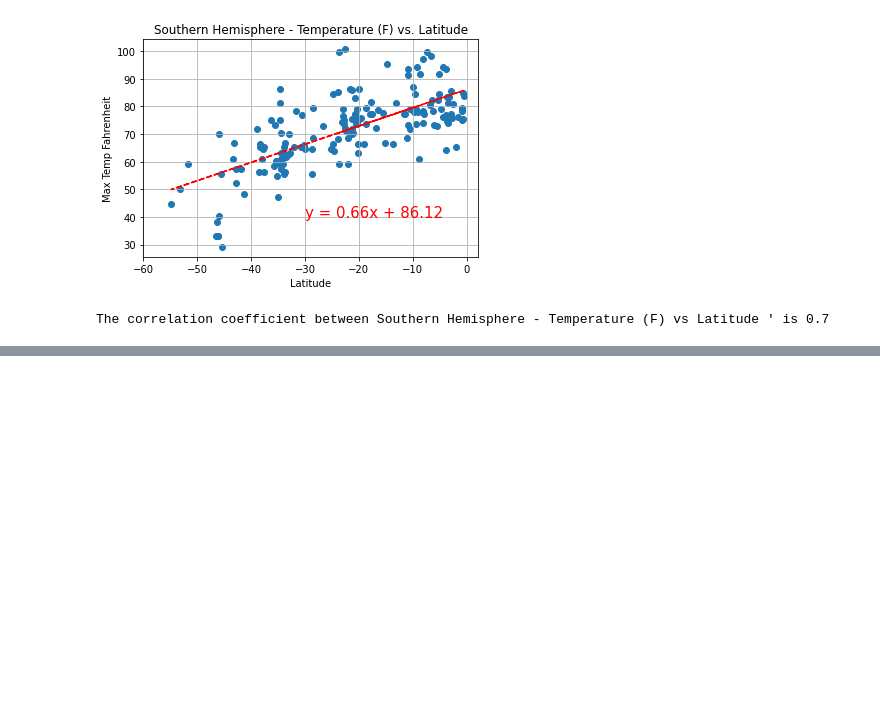
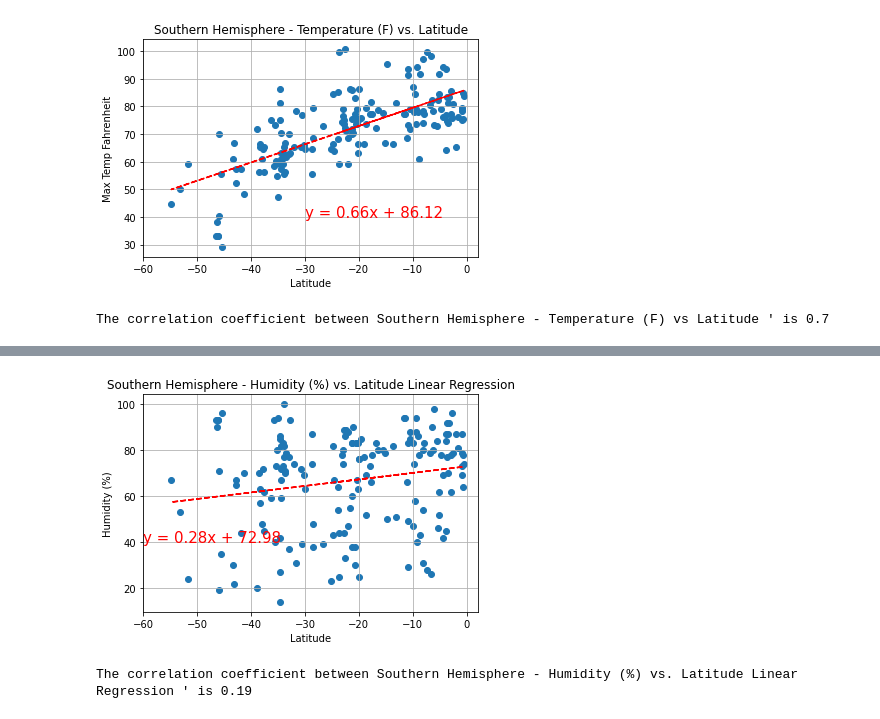
Before and after one commit to bregan78/python_api_challenge, a Jupyter notebook: WeatherPy/WeatherPy.ipynb, the cells around one changed output, grey strips where cells are left out. Cells and saved outputs as stored; diff of their text form; code cells hidden in the pictures; blank space fills up the shorter version.

```diff
--- a/WeatherPy/WeatherPy.ipynb
+++ b/WeatherPy/WeatherPy.ipynb
@@ -393,0 +408,18 @@ The correlation coefficient between Southern Hemisphere - Temperature (F) vs Lat
+# %%
+#Southern Hemisphere - Humidity (%) vs. Latitude Linear Regression
+
+sh_hum=new_df1_southern["Humidity"]
+
+linreg(sh_lat,sh_hum, -60, 40)
+
+plt.xticks(np.arange(-60, 10, 10))
+plt.xlabel('Latitude')
+plt.ylabel("Humidity (%)")
+plt.title("Southern Hemisphere - Humidity (%) vs. Latitude Linear Regression")
+
+plt.grid(True)
+plt.show()
+print(f"The correlation coefficient between Southern Hemisphere - Humidity (%) vs. Latitude Linear Regression ' is {round(stats.pearsonr(sh_lat,sh_hum)[0],2)}")
+# %% [output]
+[figure, added]
+The correlation coefficient between Southern Hemisphere - Humidity (%) vs. Latitude Linear Regression ' is 0.19
```
Also changed, not shown: parts of 8 cells of this notebook.
